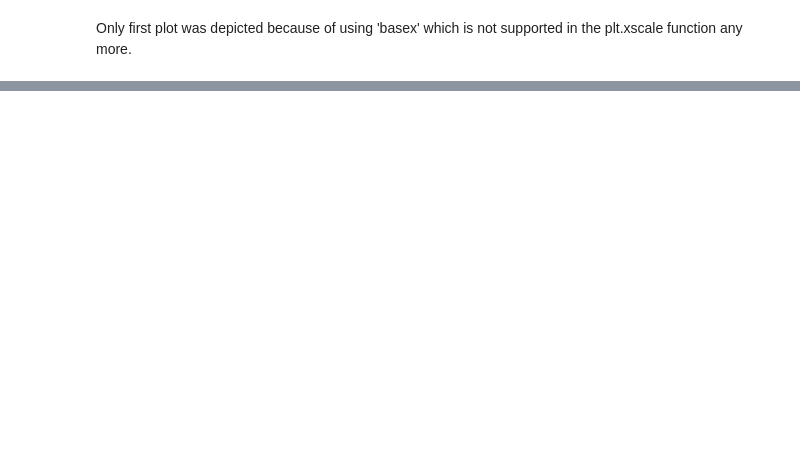
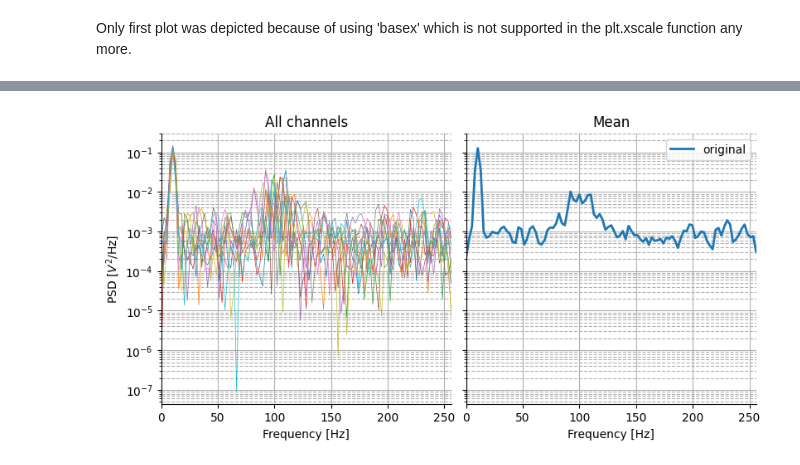
Before and after one commit to TakuInada/umcuEpi_longterm_ieeg_respect_bids, a Jupyter notebook: tensorpac.ipynb, the cells around one changed output, grey strips where cells are left out. Drawn from its saved outputs; the diff is of its cells as text; code cells hidden in the pictures; blank space fills up the shorter version.

```diff
--- a/tensorpac.ipynb
+++ b/tensorpac.ipynb
@@ -99,2 +99,15 @@ INFO:tensorpac:    Add 95th confidence interval
 # %% [markdown]
 Only first plot was depicted because of using 'basex' which is not supported in the plt.xscale function any more.
+# %%
+!pip install scipy
+!pip install pyedflib
+#!pip install pyriemann
+!pip install git+https://github.com/nbara/python-meegkit.git
+from scipy.signal import welch
+from scipy import signal
+import matplotlib.pyplot as plt
+plt.rcParams.update({'axes.spines.top': False, 'axes.spines.right': False})
+from meegkit import dss
+from meegkit.utils import unfold
+from meegkit.utils.denoise import demean
+import pyedflib
@@ -100,0 +132,30 @@ Only first plot was depicted because of using 'basex' which is not supported in
+# %%
+sigbufs = np.zeros((n_epochs, data.shape[1])) # Use data.shape[1] to get the number of columns (time points)
+for i in np.arange(n_epochs):
+    # Assuming data is a 2D array and you want to assign rows to sigbufs
+    sigbufs[i, :] = data[i, :]
+X = sigbufs[:10, :200]
+X = demean(X.T) # centering the data
+# %%
+freq, Pxx = signal.welch(unfold(X), sf, nperseg=512, axis=0,
+                         return_onesided=True)
+fig, ax = plt.subplots(1, 2, figsize=(8, 4),
+                       sharey=True, constrained_layout=True)
+ax[0].semilogy(freq, Pxx, lw=.5)
+ax[0].set_title('All channels')
+ax[0].set_xlabel('Frequency [Hz]')
+ax[0].set_ylabel(r'PSD [$V^2$/Hz]')
+ax[0].grid(True, which="major")
+ax[0].grid(True, which="minor", linestyle='dashed')
+ax[0].set_xlim(freq[0], freq[-1])
+
+ax[1].semilogy(freq, Pxx.mean(1), lw=2, label="original")
+ax[1].set_title('Mean')
+ax[1].set_xlabel('Frequency [Hz]')
+ax[1].grid(True, which="major")
+ax[1].grid(True, which="minor", linestyle='dashed')
+ax[1].set_xlim(freq[0], freq[-1])
+ax[1].legend()
+plt.show()
+# %% [output]
+[figure, added]
```
Also changed, not shown: parts of 5 cells of this notebook.
